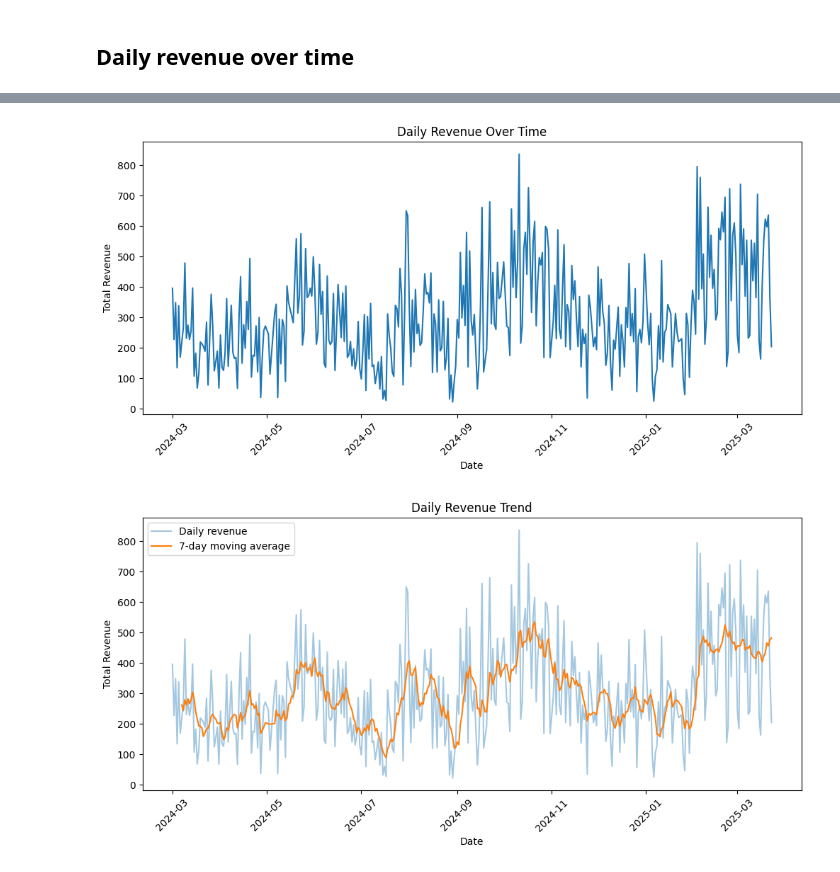
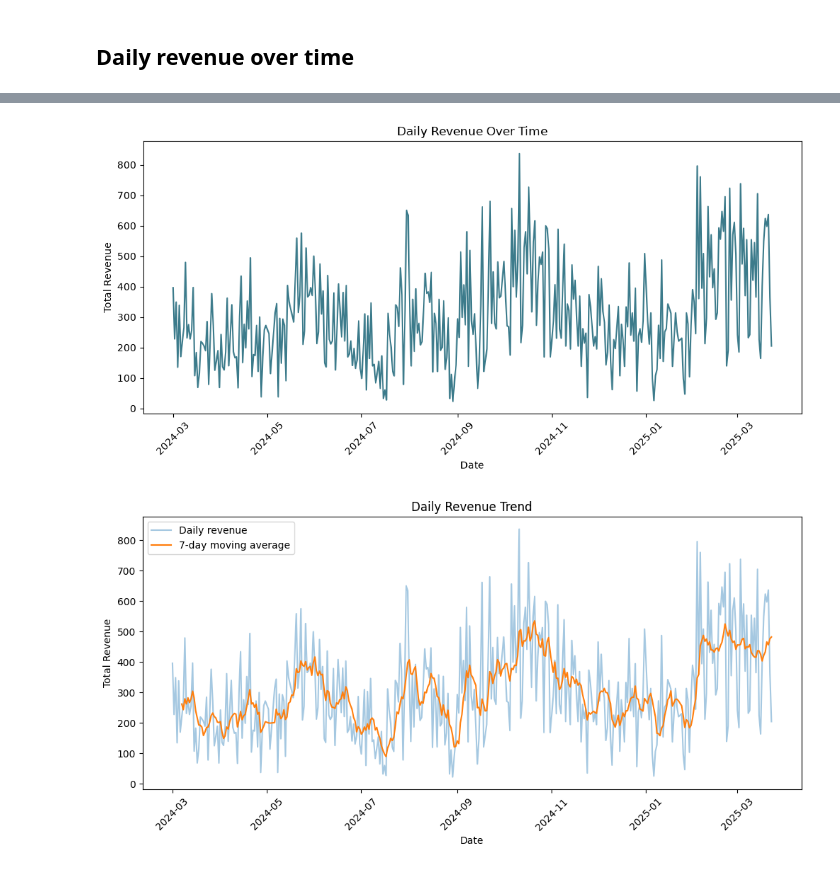
Before and after one commit to carolb146/coffee-sales-case, a Jupyter notebook: exploration/02_exploratory_data_analysis.ipynb, the cells around one changed output, grey strips where cells are left out. Cells and saved outputs as stored; diff of their text form; code cells hidden in the pictures.

```diff
--- a/exploration/02_exploratory_data_analysis.ipynb
+++ b/exploration/02_exploratory_data_analysis.ipynb
@@ -170,14 +290,14 @@ Index(['date', 'datetime', 'cash_type', 'card', 'money', 'coffee_name', 'hour',
 # %%
 plt.figure(figsize=(12, 5))
-plt.plot(daily_sales["date"], daily_sales["total_revenue"])
+plt.plot(daily_sales["date"], daily_sales["total_revenue"], color="#3C7B8B")
 
 plt.title("Daily Revenue Over Time")
 plt.xlabel("Date")
 plt.ylabel("Total Revenue")
 plt.xticks(rotation=45)
 plt.show()
 # %% [output]
-[figure, old version]
+[figure, new version]
 # %%
 daily_sales["revenue_7d_avg"] = daily_sales["total_revenue"].rolling(7).mean()
 
```
Also changed, not shown: parts of 25 cells of this notebook, 6 other files.
